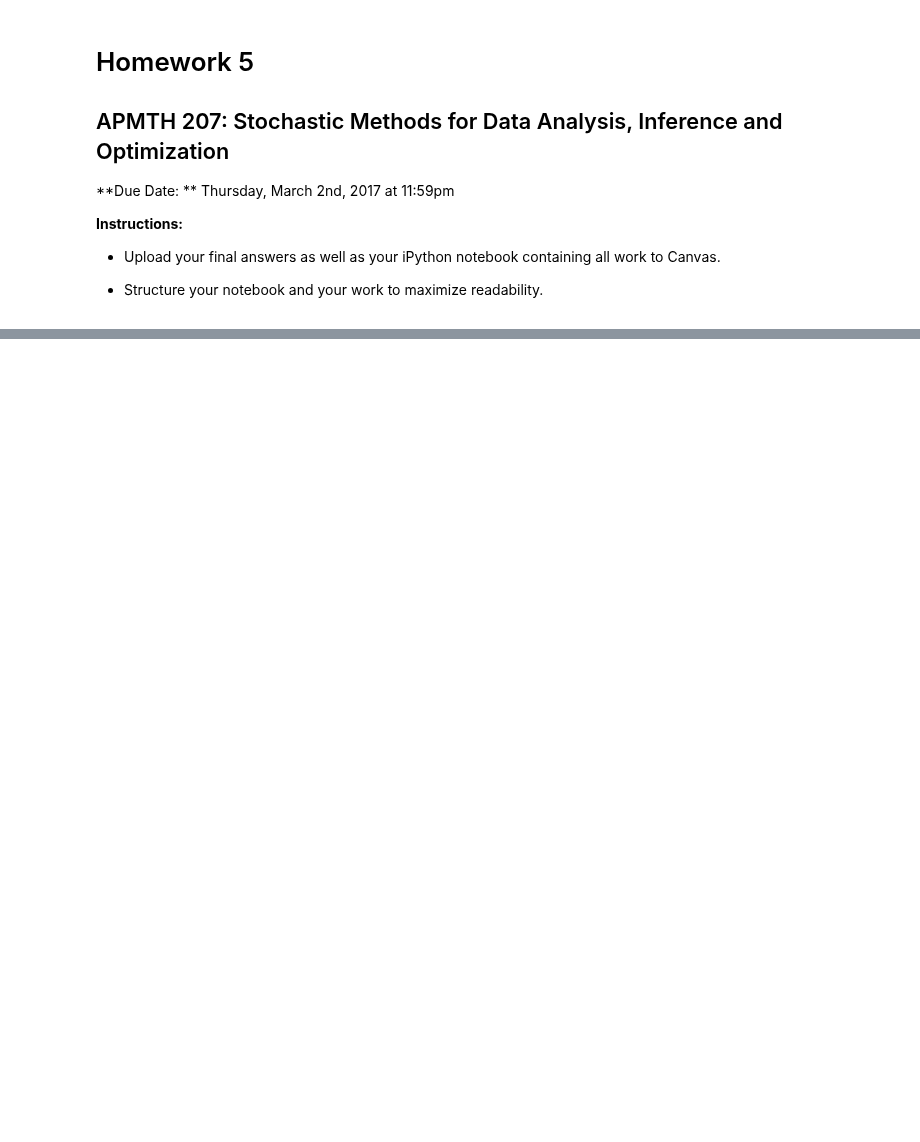
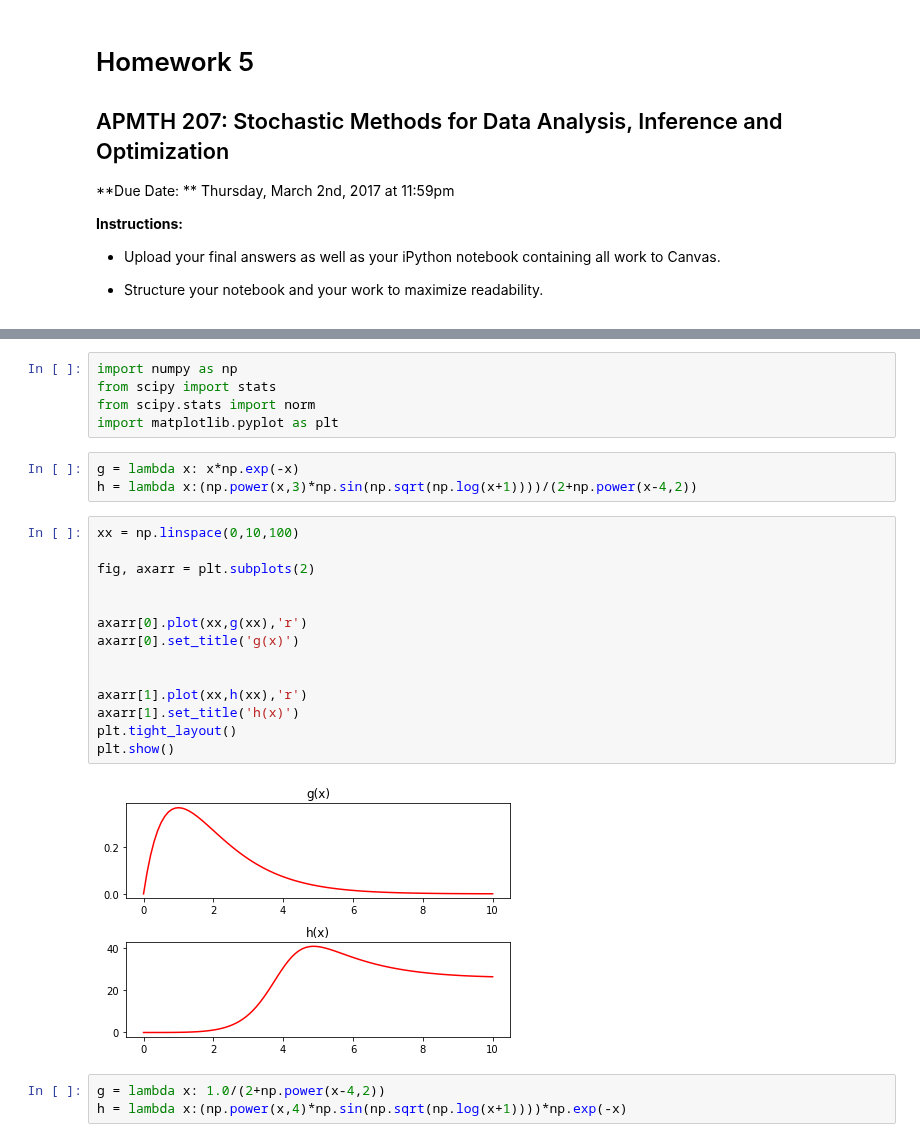
Before and after one commit to namwkim/2017, a Jupyter notebook: homework/AM207_HW5.ipynb, the cells around one changed output, grey strips where cells are left out. Drawn from its saved outputs; the diff is of its cells as text; blank space fills up the shorter version.

```diff
--- a/homework/AM207_HW5.ipynb
+++ b/homework/AM207_HW5.ipynb
@@ -48,0 +38,27 @@ Rewrite your integrand as a product of two functions, $h(x)g(x)$, which can then
+# %%
+import numpy as np
+from scipy import stats
+from scipy.stats import norm
+import matplotlib.pyplot as plt
+# %%
+g = lambda x: x*np.exp(-x)
+h = lambda x:(np.power(x,3)*np.sin(np.sqrt(np.log(x+1))))/(2+np.power(x-4,2))
+# %%
+xx = np.linspace(0,10,100)
+
+fig, axarr = plt.subplots(2)
+
+
+axarr[0].plot(xx,g(xx),'r')
+axarr[0].set_title('g(x)')
+
+
+axarr[1].plot(xx,h(xx),'r')
+axarr[1].set_title('h(x)')
+plt.tight_layout()
+plt.show()
+# %% [output]
+[figure, added]
+# %%
+g = lambda x: 1.0/(2+np.power(x-4,2))
+h = lambda x:(np.power(x,4)*np.sin(np.sqrt(np.log(x+1))))*np.exp(-x)
```
Also changed, not shown: parts of 19 cells of this notebook, 1 other file.
